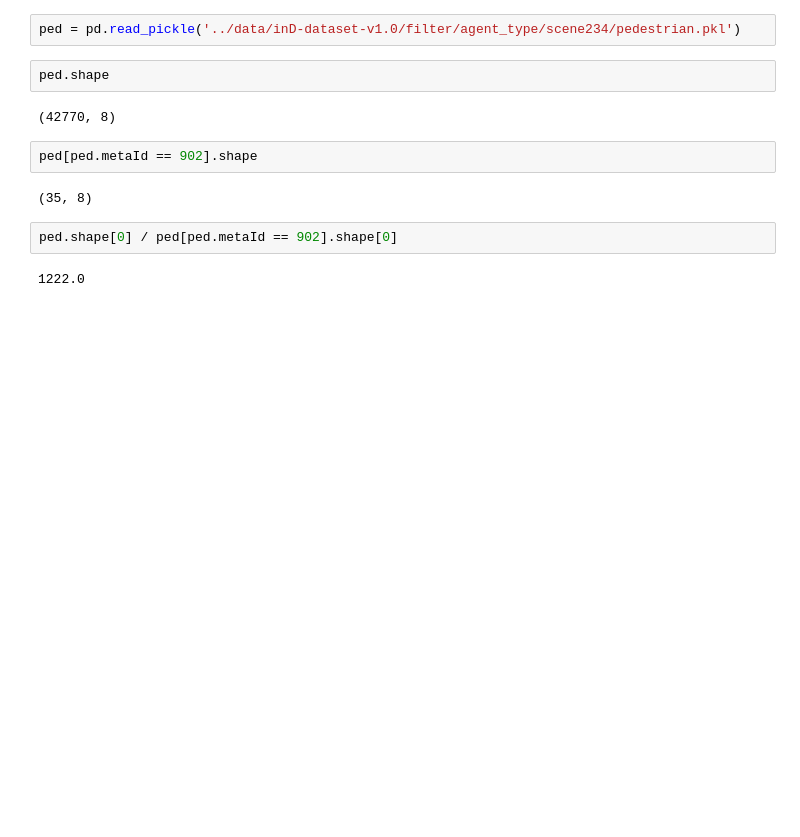
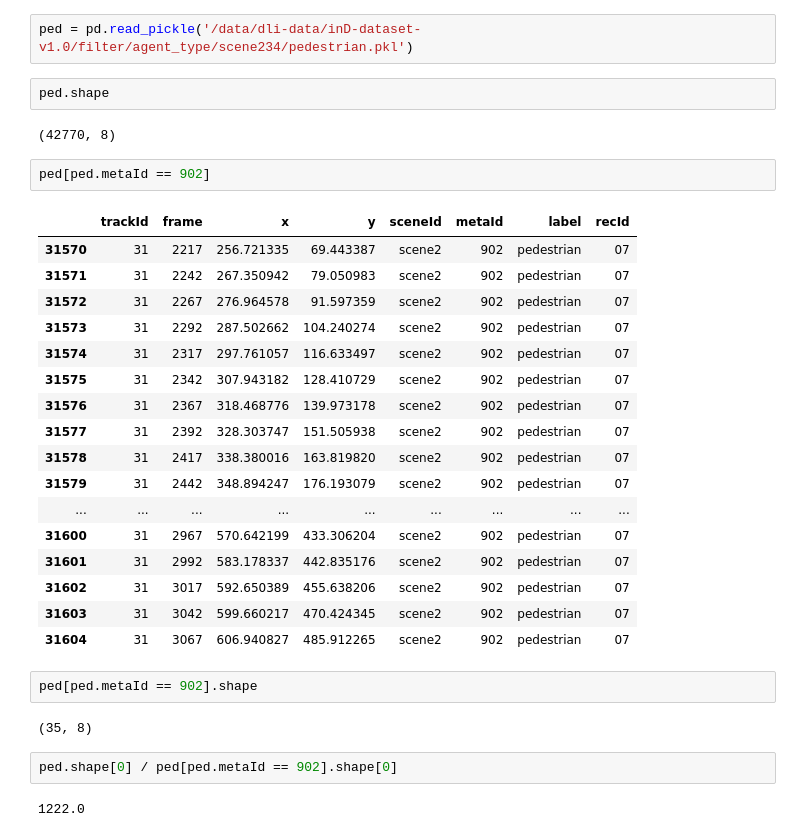
Before and after one commit to danyayay/ynet_adaptive, a Jupyter notebook: notebook/traj.ipynb, the cells around one changed output. Cells and saved outputs as stored; diff of their text form; blank space fills up the shorter version.

```diff
--- a/notebook/traj.ipynb
+++ b/notebook/traj.ipynb
@@ -357,11 +357,31 @@ truck_filtered.to_pickle('../data/inD/filter/agent_type/scene1/truck_bus_filter.
 # %%
 import pandas as pd
 # %%
-ped = pd.read_pickle('../data/inD-dataset-v1.0/filter/agent_type/scene234/pedestrian.pkl')
+ped = pd.read_pickle('/data/dli-data/inD-dataset-v1.0/filter/agent_type/scene234/pedestrian.pkl')
 # %%
 ped.shape
 # %% [output]
 (42770, 8)
+# %%
+ped[ped.metaId == 902]
+# %% [output]
+|  | trackId | frame | x | y | sceneId | metaId | label | recId |
+| 31570 | 31 | 2217 | 256.721335 | 69.443387 | scene2 | 902 | pedestrian | 07 |
+| 31571 | 31 | 2242 | 267.350942 | 79.050983 | scene2 | 902 | pedestrian | 07 |
+| 31572 | 31 | 2267 | 276.964578 | 91.597359 | scene2 | 902 | pedestrian | 07 |
+| 31573 | 31 | 2292 | 287.502662 | 104.240274 | scene2 | 902 | pedestrian | 07 |
+| 31574 | 31 | 2317 | 297.761057 | 116.633497 | scene2 | 902 | pedestrian | 07 |
+| 31575 | 31 | 2342 | 307.943182 | 128.410729 | scene2 | 902 | pedestrian | 07 |
+| 31576 | 31 | 2367 | 318.468776 | 139.973178 | scene2 | 902 | pedestrian | 07 |
+| 31577 | 31 | 2392 | 328.303747 | 151.505938 | scene2 | 902 | pedestrian | 07 |
+| 31578 | 31 | 2417 | 338.380016 | 163.819820 | scene2 | 902 | pedestrian | 07 |
+| 31579 | 31 | 2442 | 348.894247 | 176.193079 | scene2 | 902 | pedestrian | 07 |
+| ... | ... | ... | ... | ... | ... | ... | ... | ... |
+| 31600 | 31 | 2967 | 570.642199 | 433.306204 | scene2 | 902 | pedestrian | 07 |
+| 31601 | 31 | 2992 | 583.178337 | 442.835176 | scene2 | 902 | pedestrian | 07 |
+| 31602 | 31 | 3017 | 592.650389 | 455.638206 | scene2 | 902 | pedestrian | 07 |
+| 31603 | 31 | 3042 | 599.660217 | 470.424345 | scene2 | 902 | pedestrian | 07 |
+| 31604 | 31 | 3067 | 606.940827 | 485.912265 | scene2 | 902 | pedestrian | 07 |
 # %%
 ped[ped.metaId == 902].shape
 # %% [output]
```
Also changed, not shown: parts of 2 cells of this notebook, 3 other files.
